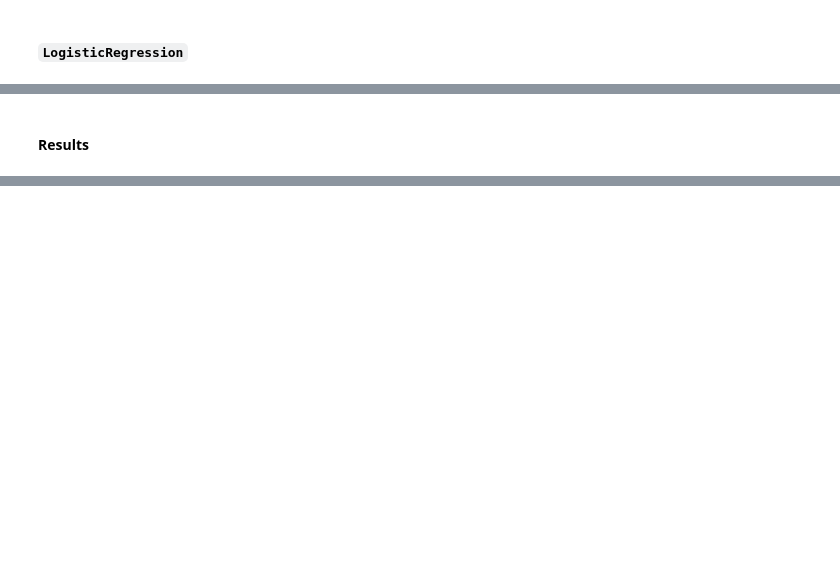
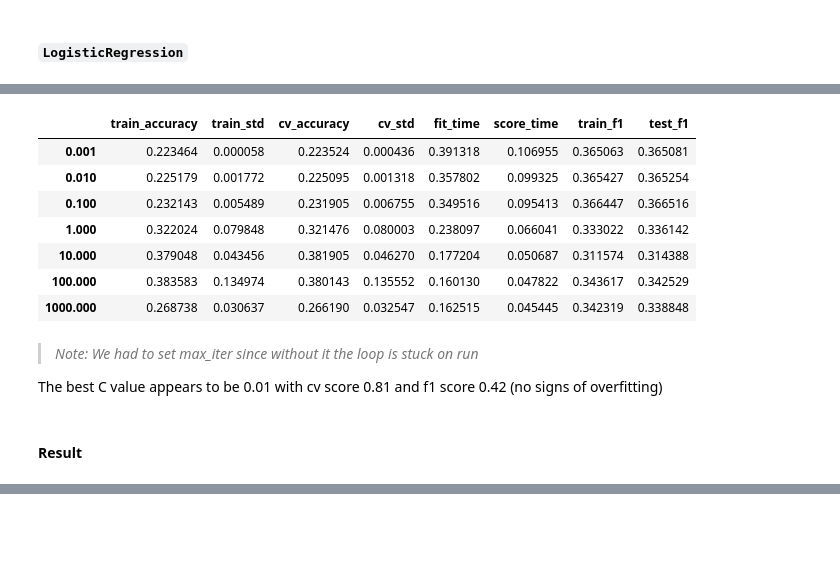
Before and after one commit to krish-arora-88/Credit-Card-Payment-Default-Prediction-Model, a Jupyter notebook: hw5.ipynb, the cells around one changed output, grey strips where cells are left out. Cells and saved outputs as stored; diff of their text form; code cells hidden in the pictures; blank space fills up the shorter version.

```diff
--- a/hw5.ipynb
+++ b/hw5.ipynb
@@ -695,2 +695,48 @@ results_df
+# %%
+C_values = [0.001, 0.01, 0.1, 1, 10, 100, 1000]
+
+results_dict = {}
+
+for C in C_values:
+    svm_pipe = make_pipeline(
+        preprocessor,
+        SVC(kernel="linear", C=C, random_state=123, max_iter=500)
+    )
+
+    cv_results = cross_validate(
+        svm_pipe,
+        X_train,
+        y_train,
+        cv=5,
+        scoring=['accuracy', 'f1', 'precision', 'recall'],
+        return_train_score=True
+    )
+
+    results_dict[C] = {
+        'train_accuracy': cv_results['train_accuracy'].mean(),
+        'train_std': cv_results['train_accuracy'].std(),
+        'cv_accuracy': cv_results['test_accuracy'].mean(),
+        'cv_std': cv_results['test_accuracy'].std(),
+        'fit_time': cv_results['fit_time'].mean(),
+        'score_time': cv_results['score_time'].mean(),
+        'train_f1': cv_results['train_f1'].mean(),
+        'test_f1': cv_results['test_f1'].mean(),
+    }
+results_df = pd.DataFrame(results_dict).T
+# %%
+results_df
+# %% [output]
+|  | train_accuracy | train_std | cv_accuracy | cv_std | fit_time | score_time | train_f1 | test_f1 |
+| 0.001 | 0.223464 | 0.000058 | 0.223524 | 0.000436 | 0.391318 | 0.106955 | 0.365063 | 0.365081 |
+| 0.010 | 0.225179 | 0.001772 | 0.225095 | 0.001318 | 0.357802 | 0.099325 | 0.365427 | 0.365254 |
+| 0.100 | 0.232143 | 0.005489 | 0.231905 | 0.006755 | 0.349516 | 0.095413 | 0.366447 | 0.366516 |
+| 1.000 | 0.322024 | 0.079848 | 0.321476 | 0.080003 | 0.238097 | 0.066041 | 0.333022 | 0.336142 |
+| 10.000 | 0.379048 | 0.043456 | 0.381905 | 0.046270 | 0.177204 | 0.050687 | 0.311574 | 0.314388 |
+| 100.000 | 0.383583 | 0.134974 | 0.380143 | 0.135552 | 0.160130 | 0.047822 | 0.343617 | 0.342529 |
+| 1000.000 | 0.268738 | 0.030637 | 0.266190 | 0.032547 | 0.162515 | 0.045445 | 0.342319 | 0.338848 |
+# %% [markdown]
+> *Note: We had to set max_iter since without it the loop is stuck on run*
+
+The best C value appears to be 0.01 with cv score 0.81 and f1 score 0.42  (no signs of overfitting)
 # %% [markdown]
-#### **Results**
+#### **Result**
```
Also changed, not shown: parts of 83 cells of this notebook, 5 other files.
